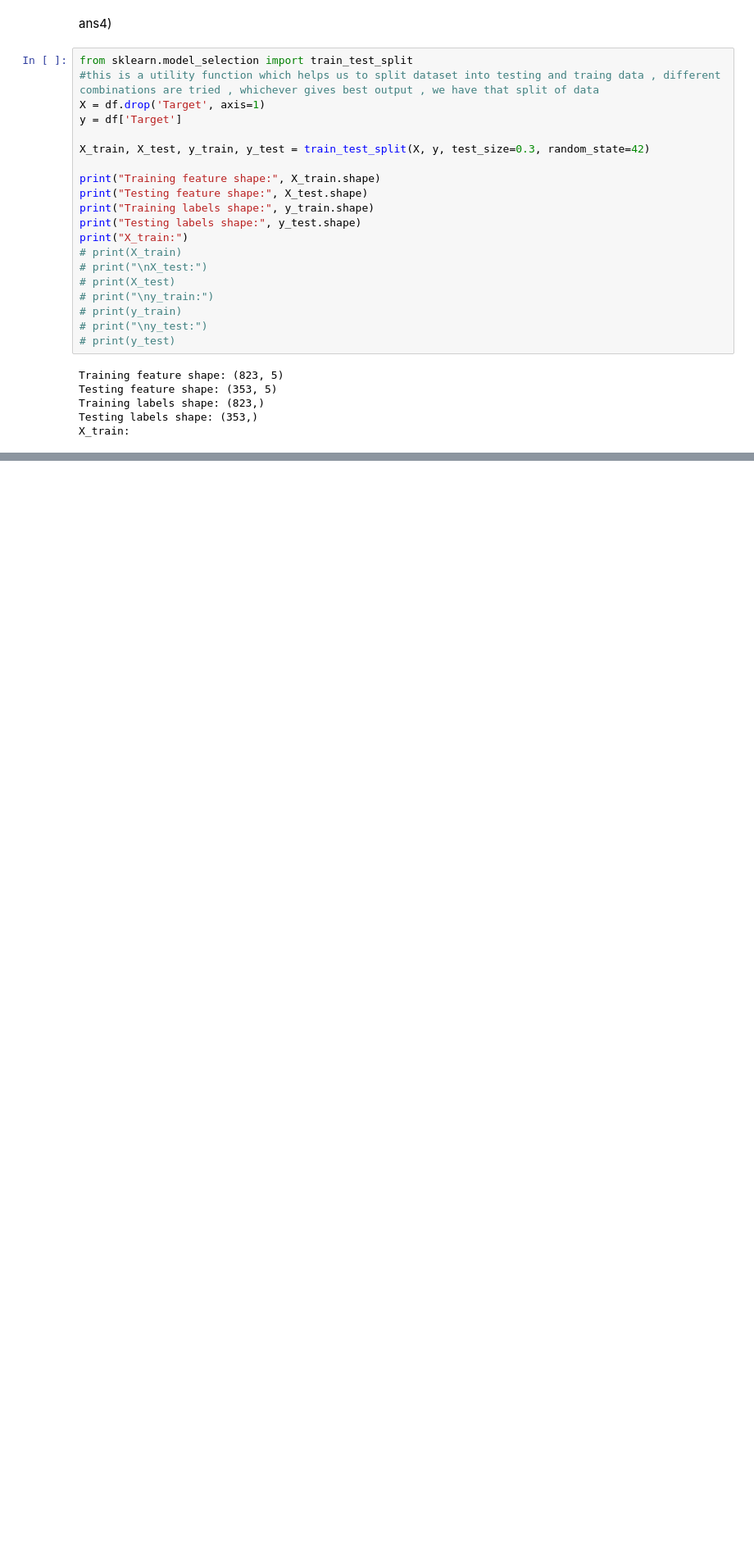
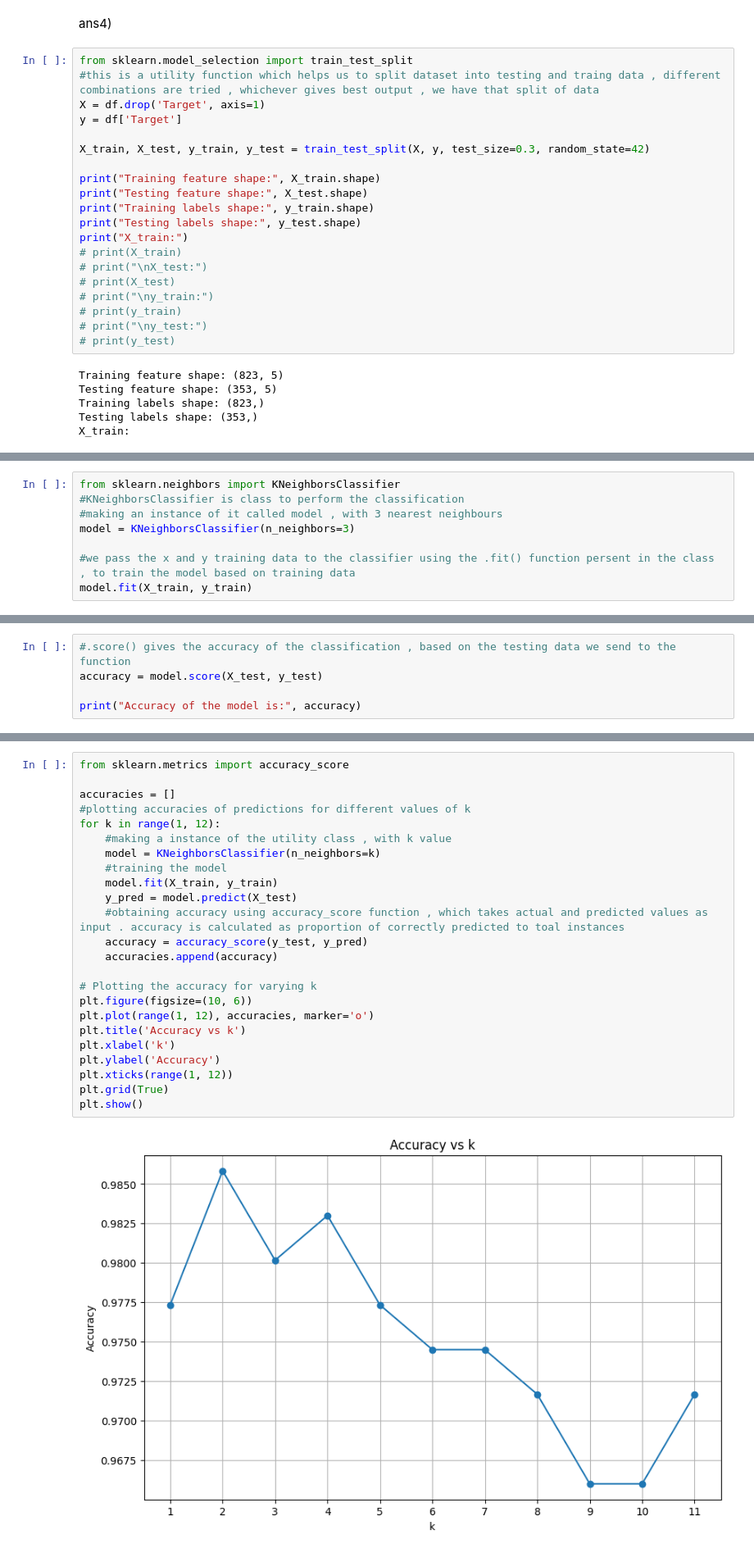
Before and after one commit to Hitesh918/machineLearning, a Jupyter notebook: lab3.ipynb, the cells around one changed output, grey strips where cells are left out. Shown at 82% size. Drawn from its saved outputs; the diff is of its cells as text; blank space fills up the shorter version.

```diff
--- a/lab3.ipynb
+++ b/lab3.ipynb
@@ -225,0 +228,8 @@ X_train:
+# %%
+from sklearn.neighbors import KNeighborsClassifier
+#KNeighborsClassifier is class to perform the classification
+#making an instance of it called model , with 3 nearest neighbours
+model = KNeighborsClassifier(n_neighbors=3)
+
+#we pass the x and y training data to the classifier using the .fit() function persent in the class , to train the model based on training data
+model.fit(X_train, y_train)
@@ -225,0 +240,5 @@ X_train:
+# %%
+#.score() gives the accuracy of the classification , based on the testing data we send to the function
+accuracy = model.score(X_test, y_test)
+
+print("Accuracy of the model is:", accuracy)
@@ -225,0 +267,26 @@ X_train:
+# %%
+from sklearn.metrics import accuracy_score
+
+accuracies = []
+#plotting accuracies of predictions for different values of k
+for k in range(1, 12):
+    #making a instance of the utility class , with k value
+    model = KNeighborsClassifier(n_neighbors=k)
+    #training the model
+    model.fit(X_train, y_train)
+    y_pred = model.predict(X_test)
+    #obtaining accuracy using accuracy_score function , which takes actual and predicted values as input . accuracy is calculated as proportion of correctly predicted to toal instances
+    accuracy = accuracy_score(y_test, y_pred)
+    accuracies.append(accuracy)
+
+# Plotting the accuracy for varying k
+plt.figure(figsize=(10, 6))
+plt.plot(range(1, 12), accuracies, marker='o')
+plt.title('Accuracy vs k')
+plt.xlabel('k')
+plt.ylabel('Accuracy')
+plt.xticks(range(1, 12))
+plt.grid(True)
+plt.show()
+# %% [output]
+[figure, added]
```
Also changed, not shown: parts of 10 cells of this notebook.
